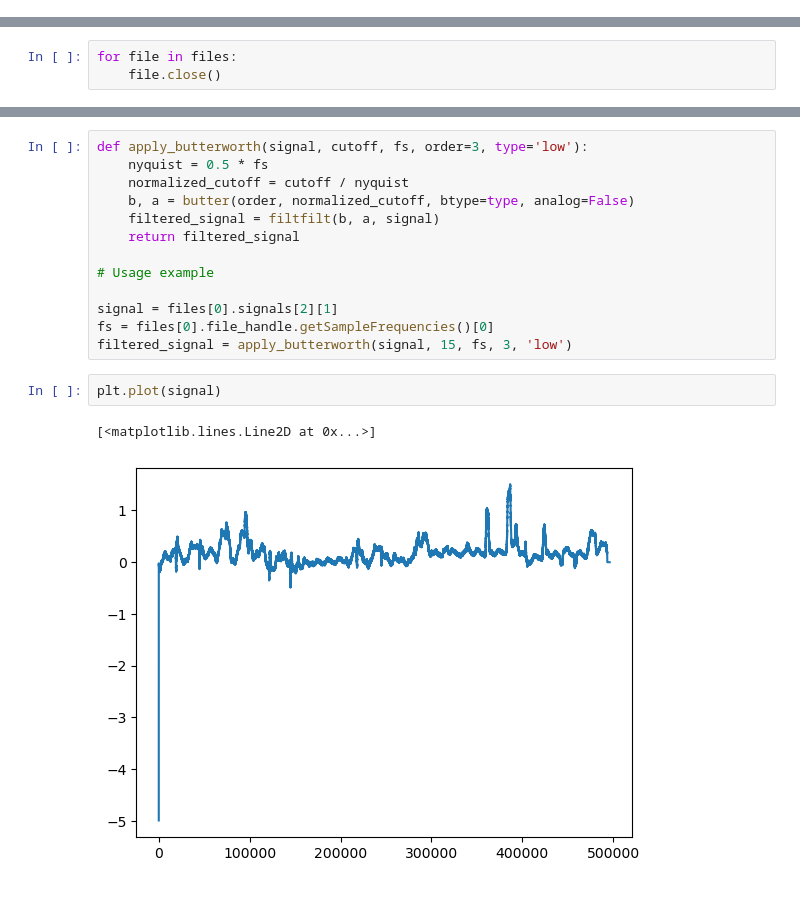
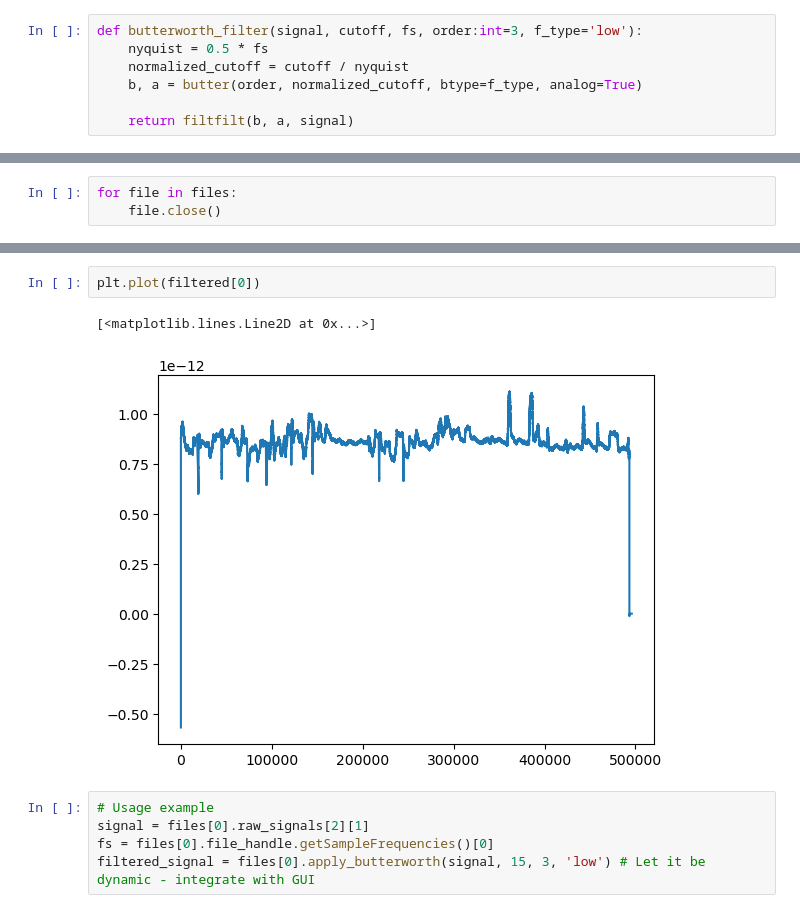
Before and after one commit to Matheusmno/Automatic-Feature-Extraction, a Jupyter notebook: EDF_reader.ipynb, the cells around one changed output, grey strips where cells are left out. Drawn from its saved outputs; the diff is of its cells as text.

```diff
--- a/EDF_reader.ipynb
+++ b/EDF_reader.ipynb
@@ -37,0 +76,7 @@ def read_files_from_dir(directory: Path):
+# %%
+def butterworth_filter(signal, cutoff, fs, order:int=3, f_type='low'):
+    nyquist = 0.5 * fs
+    normalized_cutoff = cutoff / nyquist
+    b, a = butter(order, normalized_cutoff, btype=f_type, analog=True)
+
+    return filtfilt(b, a, signal)
@@ -54,18 +119,10 @@ for file in files:
+# %%
+plt.plot(filtered[0])
+# %% [output]
+[<matplotlib.lines.Line2D at 0x...>]
+[figure, added]
 # %%
-def apply_butterworth(signal, cutoff, fs, order=3, type='low'):
-    nyquist = 0.5 * fs
-    normalized_cutoff = cutoff / nyquist
-    b, a = butter(order, normalized_cutoff, btype=type, analog=False)
-    filtered_signal = filtfilt(b, a, signal)
-    return filtered_signal
-
 # Usage example
-
-signal = files[0].signals[2][1]
+signal = files[0].raw_signals[2][1]
 fs = files[0].file_handle.getSampleFrequencies()[0]
-filtered_signal = apply_butterworth(signal, 15, fs, 3, 'low')
+filtered_signal = files[0].apply_butterworth(signal, 15, 3, 'low') # Let it be dynamic - integrate with GUI
-# %%
-plt.plot(signal)
-# %% [output]
-[<matplotlib.lines.Line2D at 0x...>]
-[figure, removed]
```
Also changed, not shown: parts of 16 cells of this notebook.
